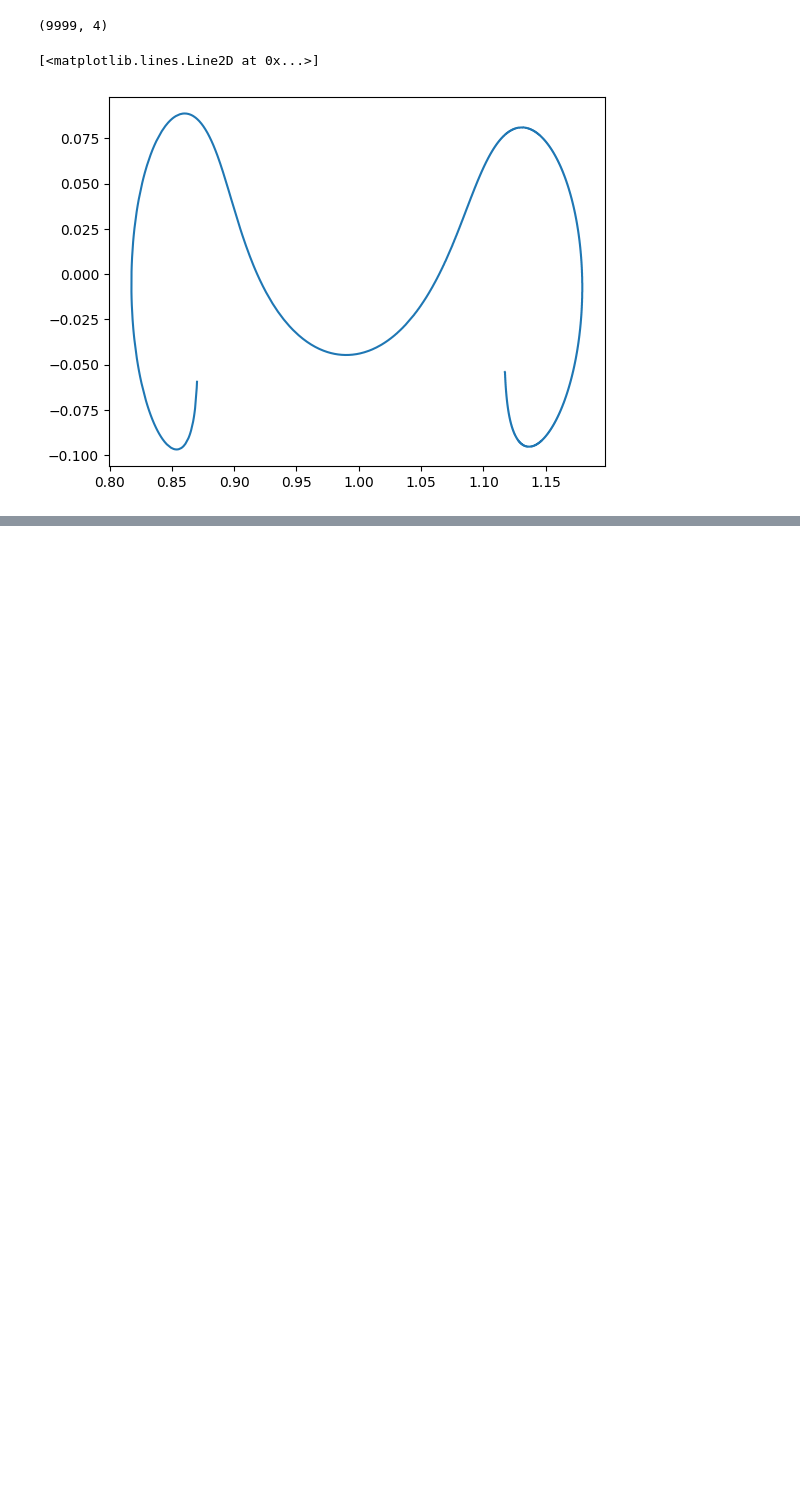
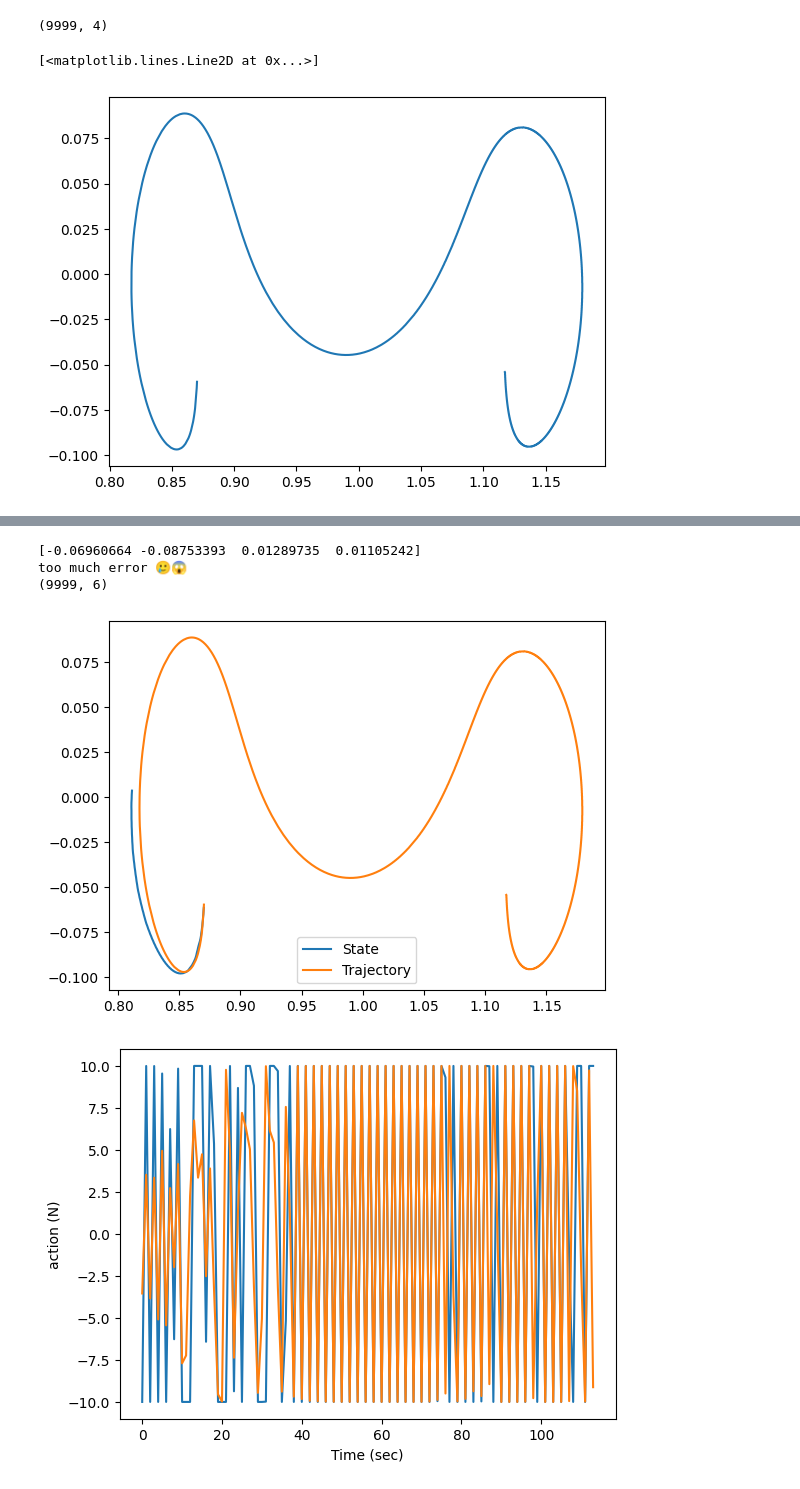
Before and after one commit to alibaniasad1999/DGDDPG, a Jupyter notebook: Code/DDPG_TBP.ipynb, the cells around one changed output, grey strips where cells are left out. Cells and saved outputs as stored; diff of their text form; code cells hidden in the pictures; blank space fills up the shorter version.

```diff
--- a/Code/DDPG_TBP.ipynb
+++ b/Code/DDPG_TBP.ipynb
@@ -573,0 +643,8 @@ update
+# %%
+ddpg.test()
+# %% [output]
+[-0.06960664 -0.08753393  0.01289735  0.01105242]
+too much error 🥲😱
+(9999, 6)
+[figure, added]
+[figure, added]
```
Also changed, not shown: parts of 11 cells of this notebook, 6 other files.
